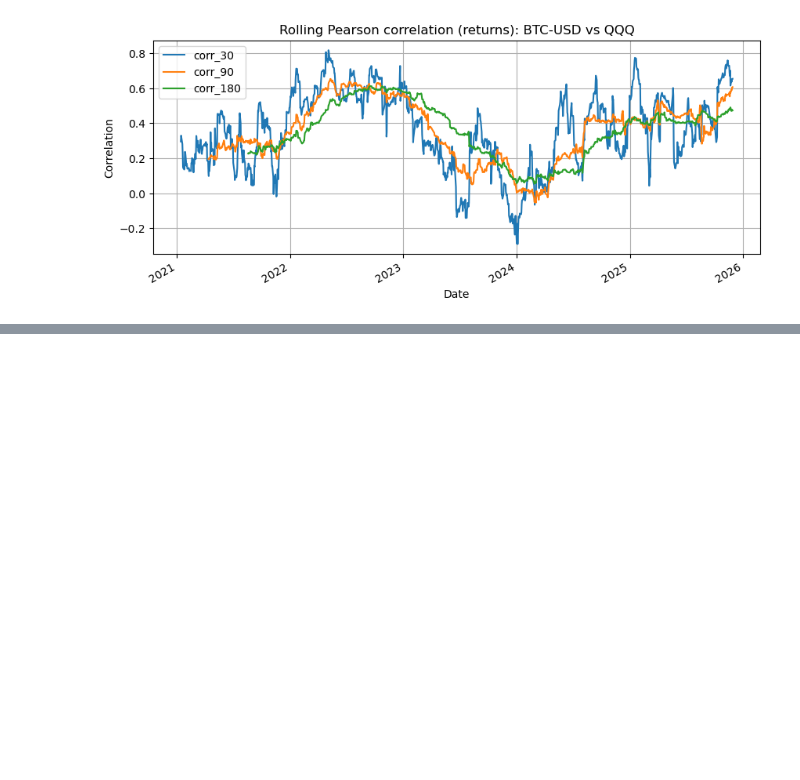
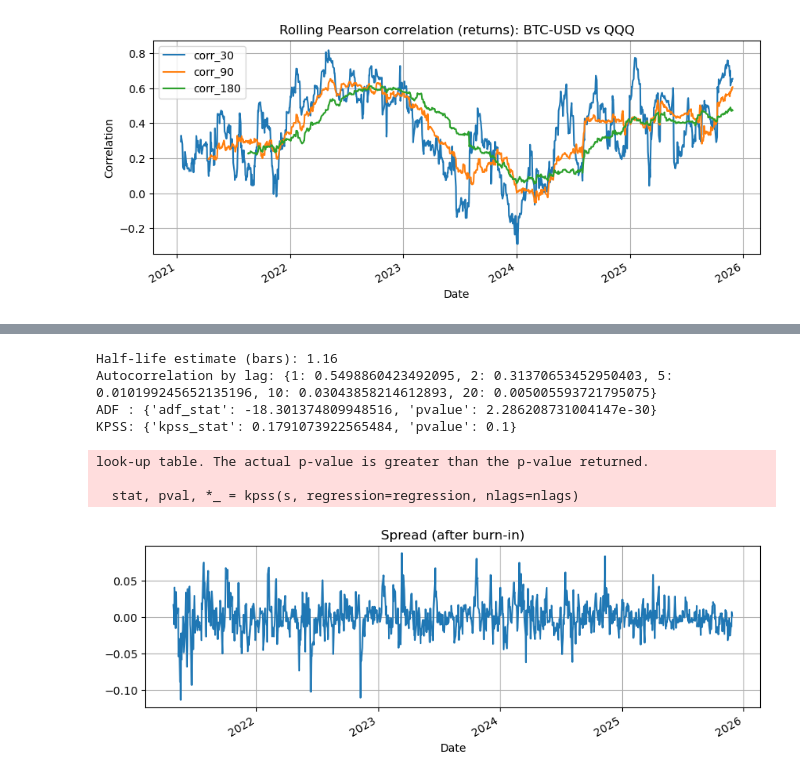
Before and after one commit to javimartinez0/Cross_assets_pair_analyzer, a Jupyter notebook: notebooks/analysis_pairs.ipynb, the cells around one changed output, grey strips where cells are left out. Saved outputs shown, nothing was run; the diff lists cells and outputs as text; code cells hidden in the pictures; blank space fills up the shorter version.

```diff
--- a/notebooks/analysis_pairs.ipynb
+++ b/notebooks/analysis_pairs.ipynb
@@ -142,0 +206,31 @@ look-up table. The actual p-value is greater than the p-value returned.
+# %%
+spread = k["spread"].iloc[BURN_IN:].dropna()
+
+# Half-life (in bars)
+hl = core.half_life(spread)
+print(f"Half-life estimate (bars): {hl:.2f}")
+
+# Autocorrelation at selected lags
+lags = [1, 2, 5, 10, 20]
+ac = {lag: float(spread.autocorr(lag=lag)) for lag in lags}
+print("Autocorrelation by lag:", ac)
+
+# Stationarity tests (optional: requires statsmodels)
+try:
+    print("ADF :", core.adf_test(spread))
+    print("KPSS:", core.kpss_test(spread))
+except Exception as e:
+    print("ADF/KPSS not available (install statsmodels):", e)
+
+# Quick distribution view
+ax = spread.plot(figsize=(10, 3), title="Spread (after burn-in)")
+ax.grid(True)
+# %% [output]
+Half-life estimate (bars): 1.16
+Autocorrelation by lag: {1: 0.5498860423492095, 2: 0.31370653452950403, 5: 0.010199245652135196, 10: 0.03043858214612893, 20: 0.005005593721795075}
+ADF : {'adf_stat': -18.301374809948516, 'pvalue': 2.286208731004147e-30}
+KPSS: {'kpss_stat': 0.1791073922565484, 'pvalue': 0.1}
+look-up table. The actual p-value is greater than the p-value returned.
+
+  stat, pval, *_ = kpss(s, regression=regression, nlags=nlags)
+[figure, added]
```
Also changed, not shown: parts of 21 cells of this notebook.
